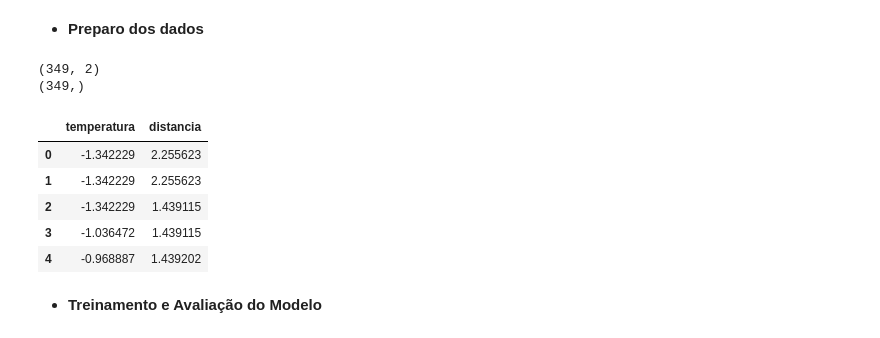
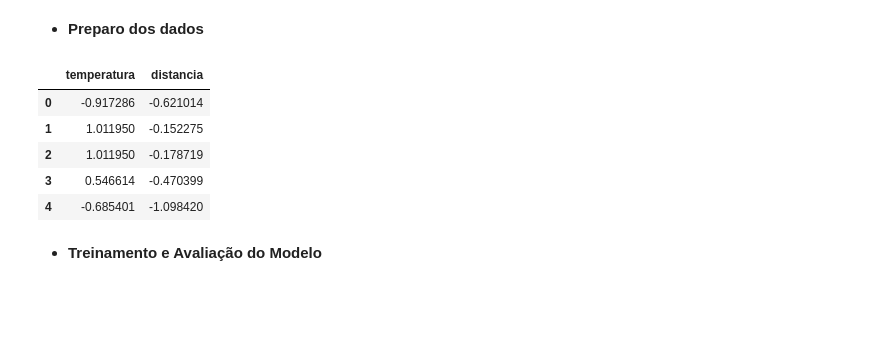
Before and after one commit to Giovanni-Hessel/FIAP-ML-2026, a Jupyter notebook: Machine_Learning_CP2_&_AICSS_CP3.ipynb, the cells around one changed output. Cells and saved outputs as stored; diff of their text form; code cells hidden in the pictures; blank space fills up the shorter version.

```diff
--- a/Machine_Learning_CP2_&_AICSS_CP3.ipynb
+++ b/Machine_Learning_CP2_&_AICSS_CP3.ipynb
@@ -123,28 +123,25 @@ plt.show()
 # %%
 #Separando as features do X e o target
 X = df.drop(['id','situacao','inseguro'], axis=1)
 y = df['inseguro']
 
-#Aplicando Scaler
-scaler = StandardScaler()
-X_Scaled = scaler.fit_transform(X)
-
-X = pd.DataFrame(X_Scaled, columns=X.columns)
 #Separando os dados de treino e teste
 x_train, x_test, y_train, y_test = train_test_split(X, y, test_size=0.2, random_state=47)
 
-print(X.shape)
-print(y.shape)
-X.head()
+#Este trecho foi corrigido após correção do professor
+#Aplicando Scaler
+scaler = StandardScaler()
+x_train = scaler.fit_transform(x_train)
+x_test = scaler.transform(x_test)
+
+pd.DataFrame(x_train, columns=X.columns).head()
 # %% [output]
-(349, 2)
-(349,)
 |  | temperatura | distancia |
-| 0 | -1.342229 | 2.255623 |
-| 1 | -1.342229 | 2.255623 |
-| 2 | -1.342229 | 1.439115 |
-| 3 | -1.036472 | 1.439115 |
-| 4 | -0.968887 | 1.439202 |
+| 0 | -0.917286 | -0.621014 |
+| 1 | 1.011950 | -0.152275 |
+| 2 | 1.011950 | -0.178719 |
+| 3 | 0.546614 | -0.470399 |
+| 4 | -0.685401 | -1.098420 |
 # %% [markdown]
 * **Treinamento e Avaliação do Modelo**
 # %%
```
Also changed, not shown: parts of 2 cells of this notebook.
